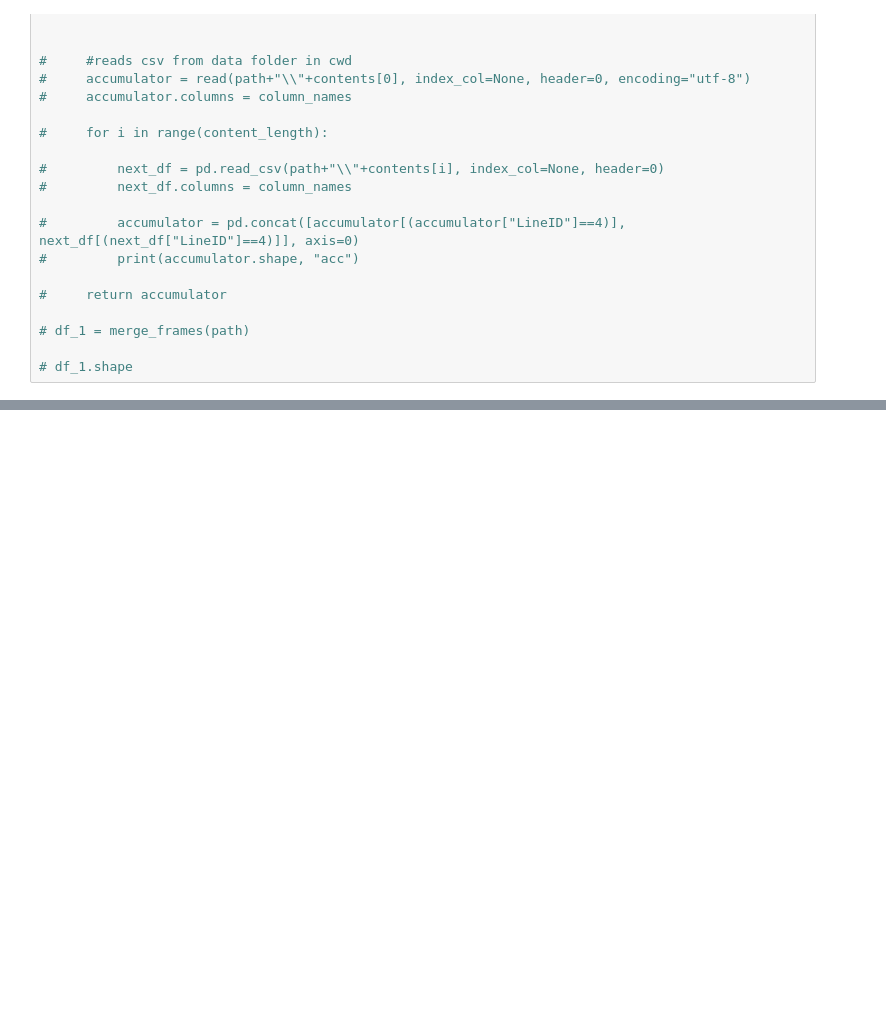
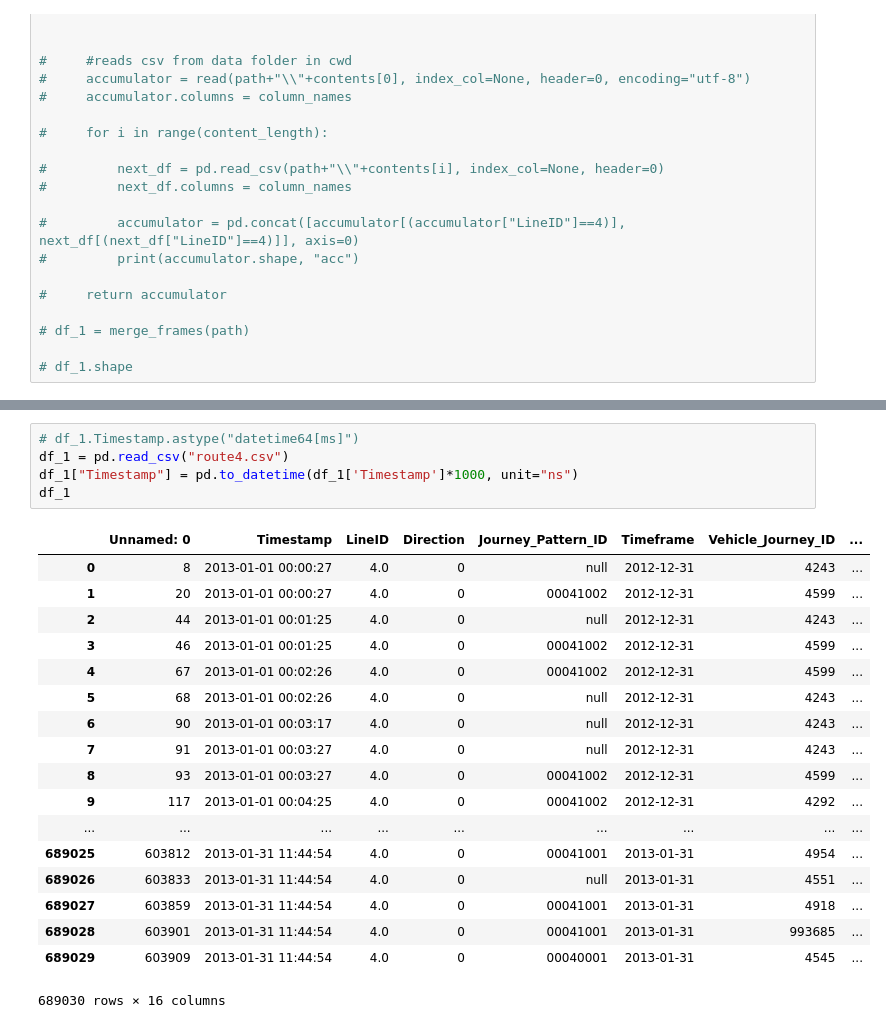
Before and after one commit to andrew-ocallaghan-ie/The11thHour, a Jupyter notebook: DublinBusApp/DataAnalytics/DataQualityPlan.ipynb, the cells around one changed output, grey strips where cells are left out. Saved outputs shown, nothing was run; the diff lists cells and outputs as text; blank space fills up the shorter version.

```diff
--- a/DublinBusApp/DataAnalytics/DataQualityPlan.ipynb
+++ b/DublinBusApp/DataAnalytics/DataQualityPlan.ipynb
@@ -335,0 +303,24 @@ extracting route: 59    from file  5
+# %%
+# df_1.Timestamp.astype("datetime64[ms]")
+df_1 = pd.read_csv("route4.csv")
+df_1["Timestamp"] = pd.to_datetime(df_1['Timestamp']*1000, unit="ns")
+df_1
+# %% [output]
+|  | Unnamed: 0 | Timestamp | LineID | Direction | Journey_Pattern_ID | Timeframe | Vehicle_Journey_ID | ... |
+| 0 | 8 | 2013-01-01 00:00:27 | 4.0 | 0 | null | 2012-12-31 | 4243 | ... |
+| 1 | 20 | 2013-01-01 00:00:27 | 4.0 | 0 | 00041002 | 2012-12-31 | 4599 | ... |
+| 2 | 44 | 2013-01-01 00:01:25 | 4.0 | 0 | null | 2012-12-31 | 4243 | ... |
+| 3 | 46 | 2013-01-01 00:01:25 | 4.0 | 0 | 00041002 | 2012-12-31 | 4599 | ... |
+| 4 | 67 | 2013-01-01 00:02:26 | 4.0 | 0 | 00041002 | 2012-12-31 | 4599 | ... |
+| 5 | 68 | 2013-01-01 00:02:26 | 4.0 | 0 | null | 2012-12-31 | 4243 | ... |
+| 6 | 90 | 2013-01-01 00:03:17 | 4.0 | 0 | null | 2012-12-31 | 4243 | ... |
+| 7 | 91 | 2013-01-01 00:03:27 | 4.0 | 0 | null | 2012-12-31 | 4243 | ... |
+| 8 | 93 | 2013-01-01 00:03:27 | 4.0 | 0 | 00041002 | 2012-12-31 | 4599 | ... |
+| 9 | 117 | 2013-01-01 00:04:25 | 4.0 | 0 | 00041002 | 2012-12-31 | 4292 | ... |
+| ... | ... | ... | ... | ... | ... | ... | ... | ... |
+| 689025 | 603812 | 2013-01-31 11:44:54 | 4.0 | 0 | 00041001 | 2013-01-31 | 4954 | ... |
+| 689026 | 603833 | 2013-01-31 11:44:54 | 4.0 | 0 | null | 2013-01-31 | 4551 | ... |
+| 689027 | 603859 | 2013-01-31 11:44:54 | 4.0 | 0 | 00041001 | 2013-01-31 | 4918 | ... |
+| 689028 | 603901 | 2013-01-31 11:44:54 | 4.0 | 0 | 00041001 | 2013-01-31 | 993685 | ... |
+| 689029 | 603909 | 2013-01-31 11:44:54 | 4.0 | 0 | 00040001 | 2013-01-31 | 4545 | ... |
+689030 rows × 16 columns
```
Also changed, not shown: parts of 4 cells of this notebook.
